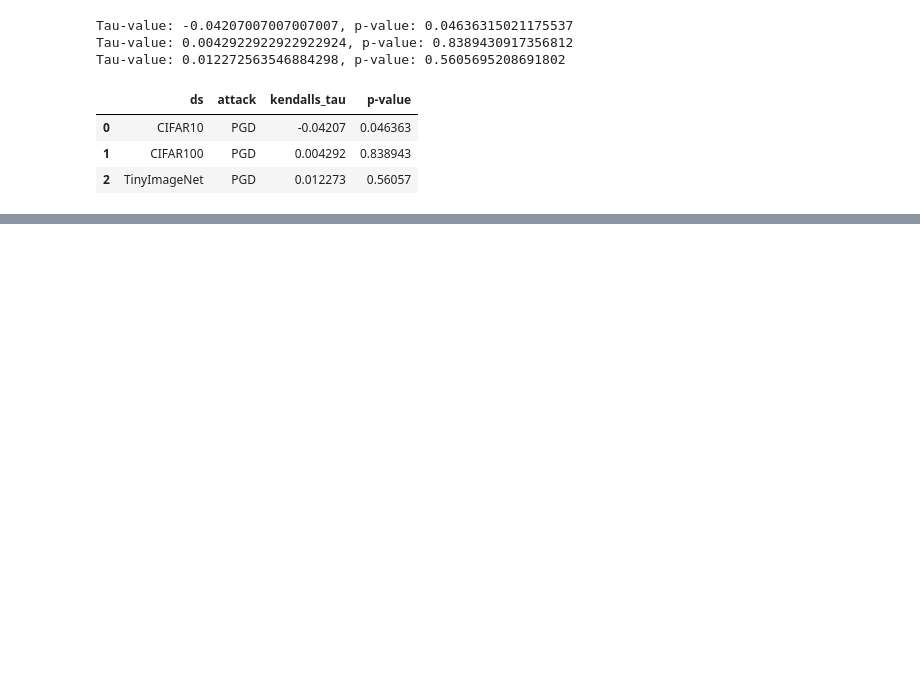
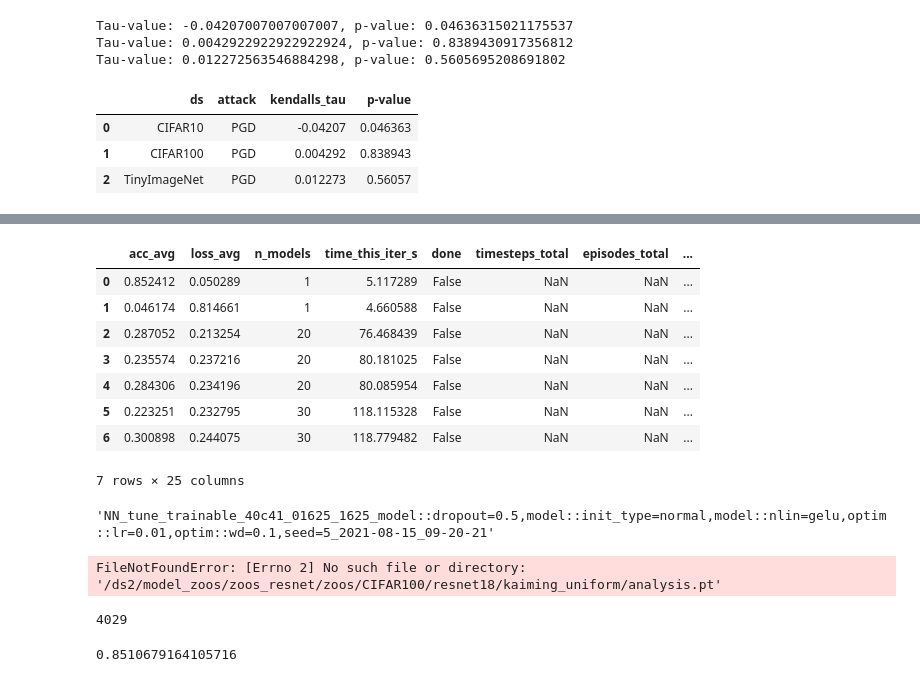
Before and after one commit to julius-lautz/model_robustness, a Jupyter notebook: src/model_robustness/attacks/notebooks/sandbox.ipynb, the cells around one changed output, grey strips where cells are left out. Drawn from its saved outputs; the diff is of its cells as text; code cells hidden in the pictures; blank space fills up the shorter version.

```diff
--- a/src/model_robustness/attacks/notebooks/sandbox.ipynb
+++ b/src/model_robustness/attacks/notebooks/sandbox.ipynb
@@ -177,0 +219,4 @@ aux_df.head()
+# %%
+l = []
+for p in os.listdir("../../results/transferability/dataframes"):
+    l.append(p)
@@ -177,0 +235,23 @@ aux_df.head()
+# %%
+df = pd.read_csv(os.path.join("../../results/transferability/dataframes", l[6]), index_col=0)
+# %%
+df
+# %% [output]
+|  | acc_avg | loss_avg | n_models | time_this_iter_s | done | timesteps_total | episodes_total | ... |
+| 0 | 0.852412 | 0.050289 | 1 | 5.117289 | False | NaN | NaN | ... |
+| 1 | 0.046174 | 0.814661 | 1 | 4.660588 | False | NaN | NaN | ... |
+| 2 | 0.287052 | 0.213254 | 20 | 76.468439 | False | NaN | NaN | ... |
+| 3 | 0.235574 | 0.237216 | 20 | 80.181025 | False | NaN | NaN | ... |
+| 4 | 0.284306 | 0.234196 | 20 | 80.085954 | False | NaN | NaN | ... |
+| 5 | 0.223251 | 0.232795 | 30 | 118.115328 | False | NaN | NaN | ... |
+| 6 | 0.300898 | 0.244075 | 30 | 118.779482 | False | NaN | NaN | ... |
+7 rows × 25 columns
+# %%
+df.loc[0, "config/best_model_path"]
+# %% [output]
+'NN_tune_trainable_40c41_01625_1625_model::dropout=0.5,model::init_type=normal,model::nlin=gelu,optim::lr=0.01,optim::wd=0.1,seed=5_2021-08-15_09-20-21'
+# %%
+import torch
+zoo = torch.load("/ds2/model_zoos/zoos_resnet/zoos/CIFAR100/resnet18/kaiming_uniform/analysis.pt")
+# %% [output]
+FileNotFoundError: [Errno 2] No such file or directory: '/ds2/model_zoos/zoos_resnet/zoos/CIFAR100/resnet18/kaiming_uniform/analysis.pt'
@@ -177,0 +289,8 @@ aux_df.head()
+# %%
+acc_list.index(max(acc_list))
+# %% [output]
+4029
+# %%
+acc_list[4030]
+# %% [output]
+0.8510679164105716
```
Also changed, not shown: parts of 21 cells of this notebook, 13 other files.
